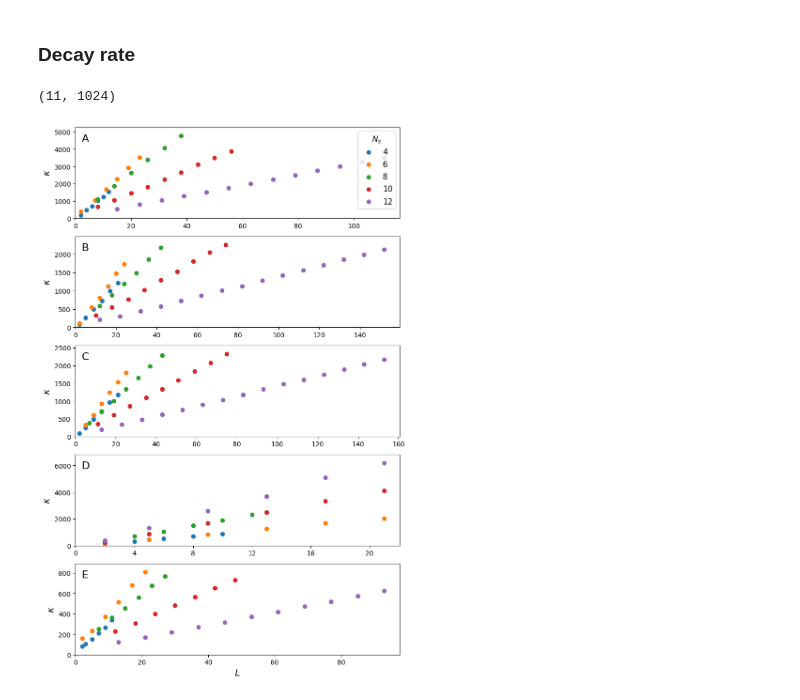
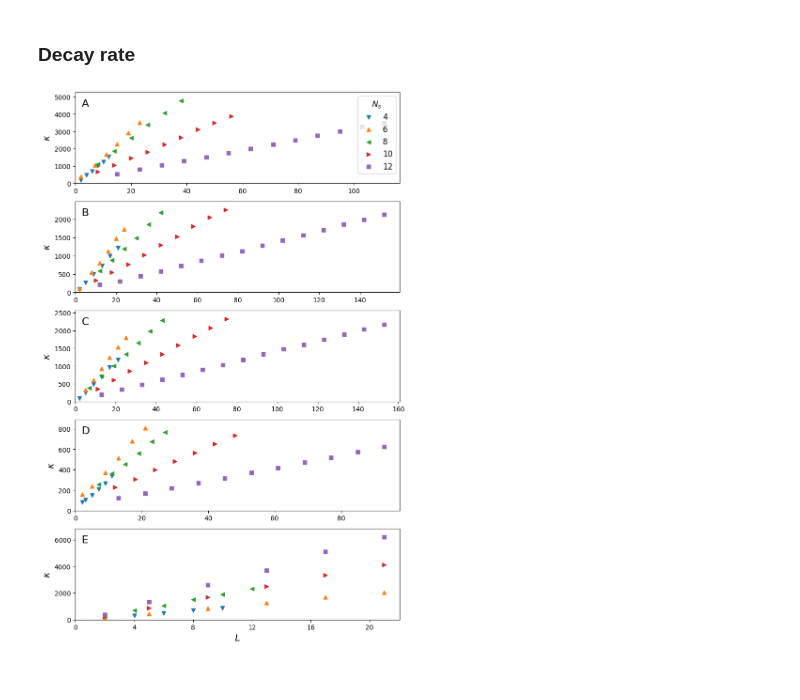
Before and after one commit to yiiyama/z2vqe, a Jupyter notebook: paper_plots.ipynb, the cells around one changed output. Saved outputs shown, nothing was run; the diff lists cells and outputs as text; code cells hidden in the pictures.

```diff
--- a/paper_plots.ipynb
+++ b/paper_plots.ipynb
@@ -16,7 +16,7 @@ from z2vqe.experiments.qfim import get_rsat_lcritical
 
 logging.basicConfig(level=logging.INFO)
 # %%
-configs = ['g_m_h', 'g_m_hsp', 'gsp_m_h', 'm_h', 'g_h']
+configs = ['g_m_h', 'g_m_hsp', 'gsp_m_h', 'g_h', 'm_h']
 num_fs = np.arange(2, 7)
 datadir = Path('/data/iiyama/z2vqe')
 # %% [markdown]
@@ -69,9 +69,9 @@ subspace_dims['g_h'][3] -= 1
   6: array([0., 0.])}}
 # %%
 series = [
-    ('g_m_h', r'$\mathcal{S}_A, \mathcal{S}_E$', 'o'),
+    ('g_m_h', r'$\mathcal{S}_A, \mathcal{S}_D$', 'o'),
     ('g_m_hsp', r'$\mathcal{S}_B, \mathcal{S}_C$', '^'),
-    ('m_h', r'$\mathcal{S}_D$', 'v')
+    ('m_h', r'$\mathcal{S}_E$', 'v')
 ]
 for config, symm, marker in series:
     plt.scatter(2 * num_fs, subspace_dims[config], 60., marker=marker, label=symm)
@@ -289,26 +255,2 @@ lcriticals
 # %%
 rsat_nums = {conf: np.array([rsats[conf][nf] for nf in num_fs]) for conf in configs}
-# %%
-series = [
-    ('g_m_h', '$A$', 'o'),
-    ('gsp_m_h', '$B$, $C$', '^'),
-    ('m_h', '$D$', 'v'),
-    ('g_h', '$E$', 'd')
-]
-colors = mpl.color_sequences['Dark2']
-
-for (config, label, marker), color in zip(series, colors):
-    plt.scatter(subspace_dims[config], rsat_nums[config], 40. if marker == 'd' else 60., color=color, marker=marker, label=label)
-xfine = np.linspace(min(s[0] for s in subspace_dims.values()) - 0.2, max(s[-1] for s in subspace_dims.values()) + 10, 100)
-plt.plot(xfine, xfine * 2 - 2, color='k', linestyle='--', linewidth=0.5, label='$2d - 2$')
-plt.plot(xfine, xfine - 1, color='k', linestyle='-.', linewidth=0.5, label='$d - 1$')
-plt.scatter(subspace_dims['m_h'], dla_dims['m_h'], 40., color='k', marker='s', facecolor='none', label=r'$dim \mathfrak{g}_{\mathcal{S}_D}$')
-
-plt.xscale('log')
-plt.yscale('log')
-plt.legend(fontsize=12);
-plt.xlabel('$d_X$', fontsize=14)
-plt.ylabel('$\overline{R}_{\psi}$', fontsize=14)
-plt.grid()
-
-plt.savefig('/home/iiyama/src/z2vqe/plots/qfim_rsat.pdf')
@@ -385,7 +351,7 @@ for iconfig, (config, cname) in enumerate(zip(configs, ['A', 'B', 'C', 'D', 'E']
     for nl, data in zip(nls[config][num_f], vqe_losses[config][num_f]):
         hist, edges = np.histogram(data, bins=nbins, range=(ymin, ymax))
         hal = axr.scatter(np.full(nbins, nl), (edges[:-1] + edges[1:]) * 0.5, s=hist * 0.02,
-                          color=colors[1])
+                          marker='s', color=colors[1])
     he0 = axr.axhline(exact_e0, color=colors[1], linestyle='-', linewidth=0.5, label='$E_0$')
     axr.set_ylabel(r'$\overline{\mathcal{L}}$', color=colors[1], fontsize=14)
     axr.set_ylim(ymin - binsize, ymax + binsize)
@@ -401,7 +367,7 @@ for iconfig, (config, cname) in enumerate(zip(configs, ['A', 'B', 'C', 'D', 'E']
             ['QFIM rank', 'Asymptotic loss', r'$\overline{R}_{\psi}$', '$E_0$', '$L_c$'],
             fontsize=11.5
         )
-    if iconfig == 3:
+    if iconfig == 4:
         ticks = np.arange(0, 23, 4)
         axr.set_xticks(ticks, labels=[f'{x}' for x in ticks])
 
@@ -419,33 +385,30 @@ INFO:matplotlib.mathtext:Substituting symbol L from STIXNonUnicode
 # %% [markdown]
 ### Decay rate
-# %%
-vqe_grads[config][num_f].shape
-# %% [output]
-(11, 1024)
 # %%
 fig, axs = plt.subplots(5, 1, figsize=(8, 12))
+markers = ['v', '^', '<', '>', 's']
 for iconfig, (config, cname) in enumerate(zip(configs, ['A', 'B', 'C', 'D', 'E'])):
     ax = axs[iconfig]
     mean_ends = []
-    for num_f in num_fs:
+    for num_f, marker in zip(num_fs, markers):
         x = nls[config][num_f]
         y = np.mean(vqe_grads[config][num_f], axis=1)
-        ax.scatter(x, y, label=f'{2 * num_f}')
+        ax.scatter(x, y, marker=marker, label=f'{2 * num_f}')
         mean_ends.append(y[-1])
 
     ax.text(0, np.max(mean_ends) * 0.93, f'  {cname}', fontsize=16, ha='left')
     ax.set_xlim(0., np.max(nls[config][6]) * 1.05)
     ax.set_ylim(0., np.max(mean_ends) * 1.1)
     ax.set_ylabel(r'$\kappa$', fontsize=14)
 
     if iconfig == 0:
         ax.legend(title='$N_s$', fontsize=12, title_fontsize=12)
-    if iconfig == 3:
+    if iconfig == 4:
         ticks = np.arange(0, 23, 4)
         ax.set_xticks(ticks, labels=[f'{x}' for x in ticks])
 
 axs[-1].set_xlabel('$L$', fontsize=14)
 fig.tight_layout()
 fig.savefig('/home/iiyama/src/z2vqe/plots/decay_rate.pdf')
 # %% [output]
-[figure, old version]
+[figure, new version]
```
Also changed, not shown: parts of 10 cells of this notebook.
